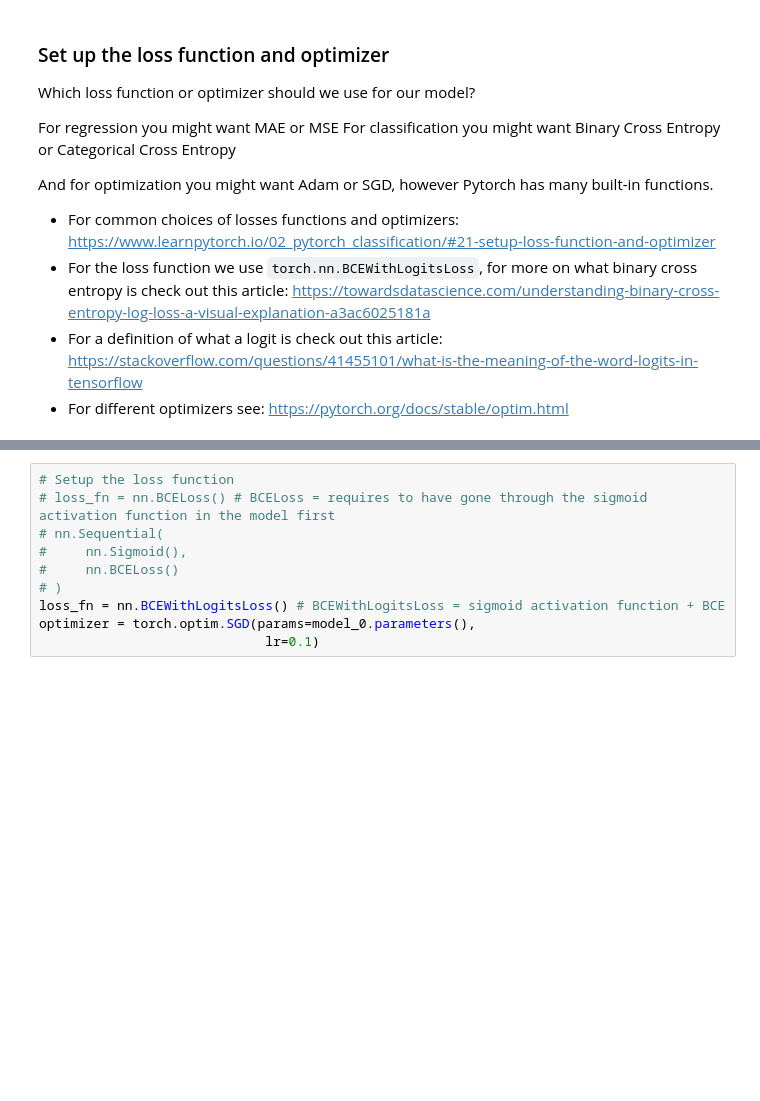
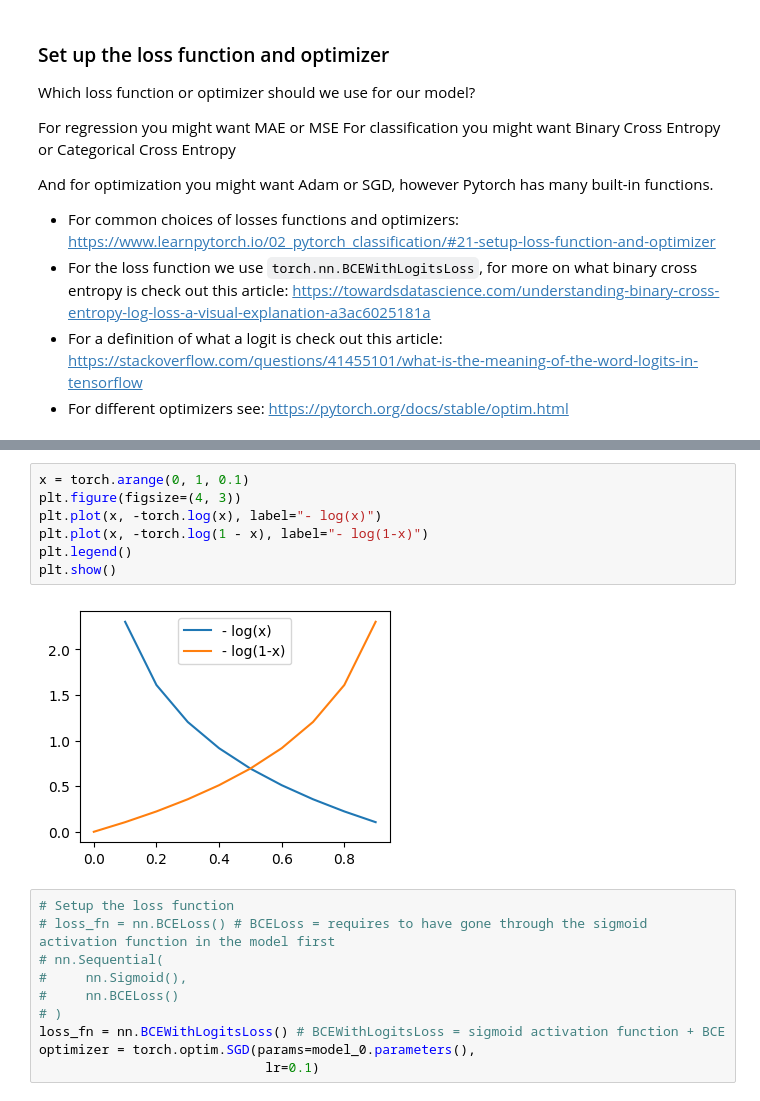
Before and after one commit to JoachimLombardi/Portfolio, a Jupyter notebook: Deep Learning/PyTorch/Classification/Introduction/02_neural_network_classification_with_pytorch_video.ipynb, the cells around one changed output, grey strips where cells are left out. Cells and saved outputs as stored; diff of their text form; blank space fills up the shorter version.

```diff
--- a/Deep Learning/PyTorch/Classification/Introduction/02_neural_network_classification_with_pytorch_video.ipynb
+++ b/Deep Learning/PyTorch/Classification/Introduction/02_neural_network_classification_with_pytorch_video.ipynb
@@ -236,3 +234,12 @@ And for optimization you might want Adam or SGD, however Pytorch has many built-
+# %%
+x = torch.arange(0, 1, 0.1)
+plt.figure(figsize=(4, 3))
+plt.plot(x, -torch.log(x), label="- log(x)")
+plt.plot(x, -torch.log(1 - x), label="- log(1-x)")
+plt.legend()
+plt.show()
+# %% [output]
+[figure, added]
 # %%
 # Setup the loss function
 # loss_fn = nn.BCELoss() # BCELoss = requires to have gone through the sigmoid activation function in the model first
```
Also changed, not shown: parts of 29 cells of this notebook, 12 other files.
